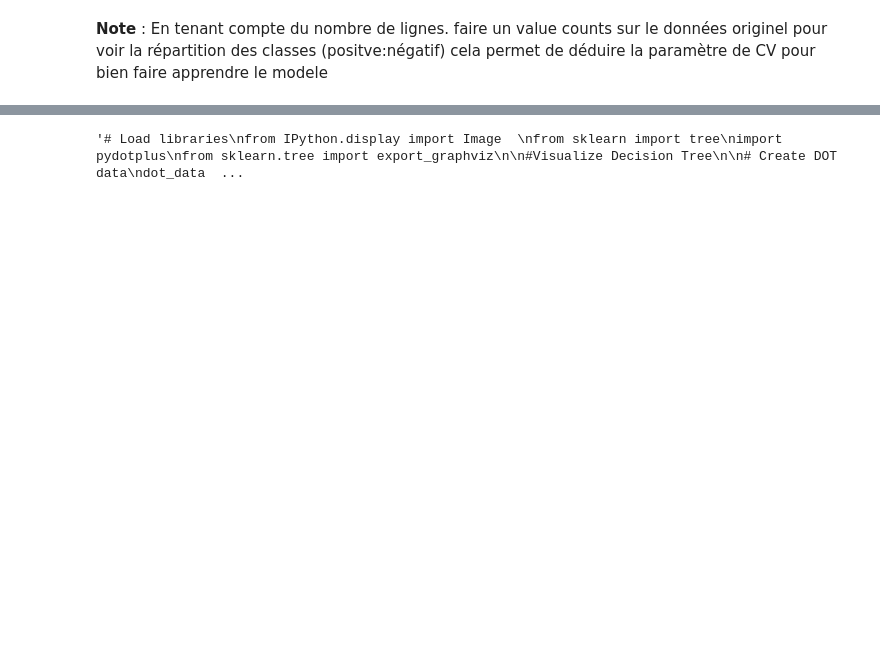
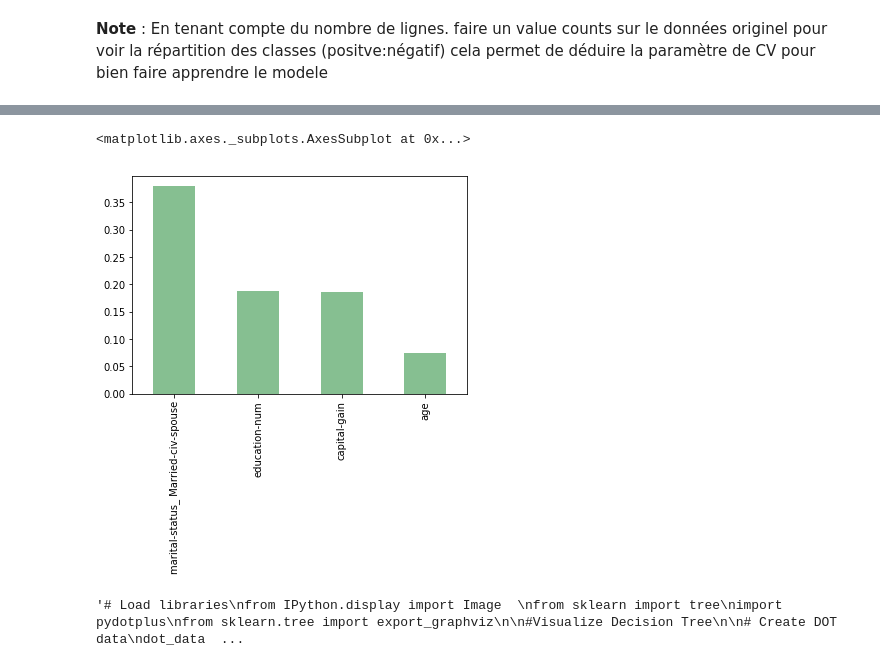
Before and after one commit to sandrineh/data-labs, a Jupyter notebook: module-3/supervised-learning-project/your-code/Supervised-learning-project.ipynb, the cells around one changed output, grey strips where cells are left out. Cells and saved outputs as stored; diff of their text form; code cells hidden in the pictures; blank space fills up the shorter version.

```diff
--- a/module-3/supervised-learning-project/your-code/Supervised-learning-project.ipynb
+++ b/module-3/supervised-learning-project/your-code/Supervised-learning-project.ipynb
@@ -395,3 +526,8 @@ Feature_importances:
+# %%
+pd.Series(dtc_class.feature_importances_, index=X_train.columns).nlargest(4).plot(kind='bar',color='#86bf91')
+# %% [output]
+<matplotlib.axes._subplots.AxesSubplot at 0x...>
+[figure, added]
 # %%
 """# Load libraries
 from IPython.display import Image
```
Also changed, not shown: parts of 40 cells of this notebook.
